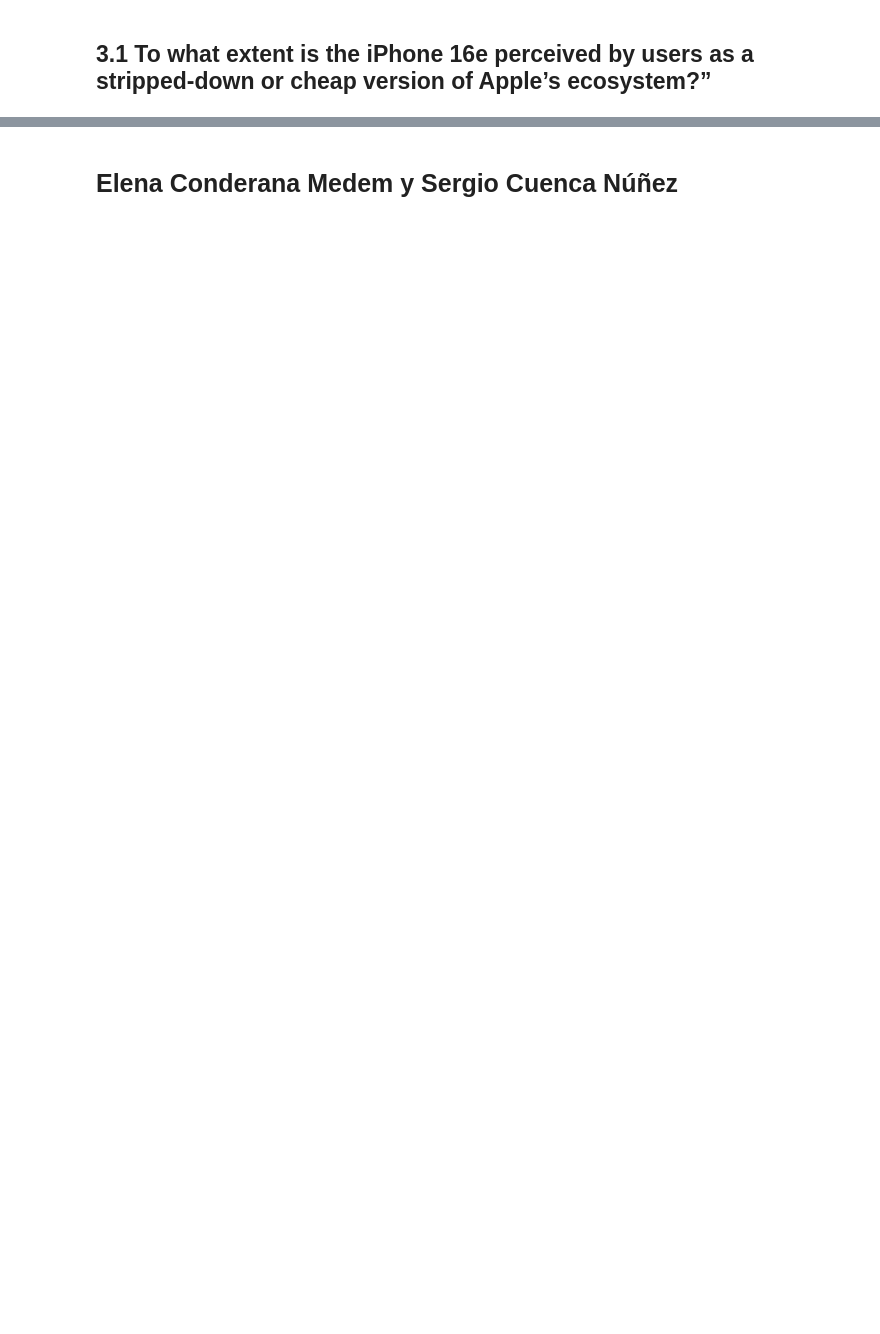
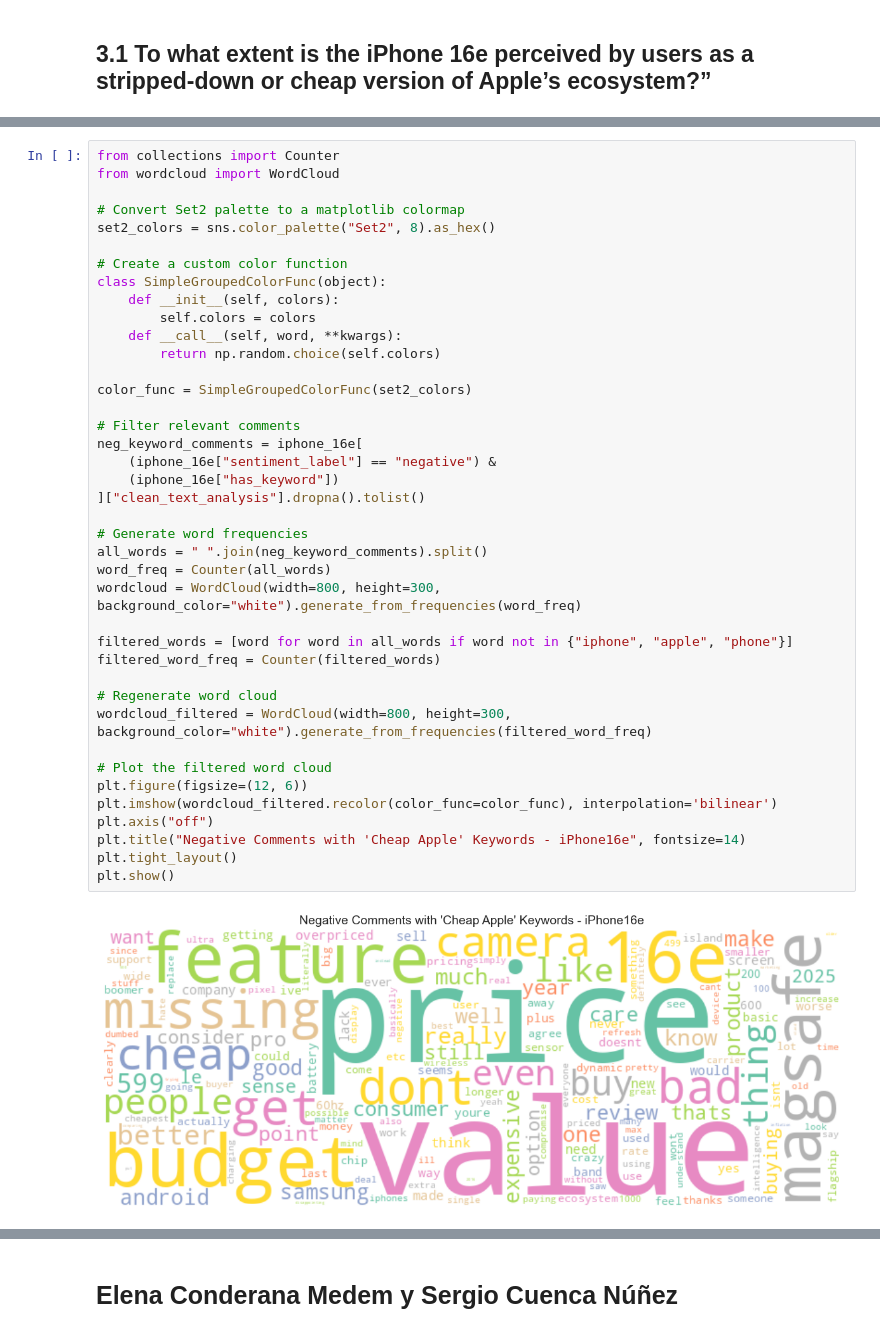
Before and after one commit to SergioCuencaNunez/asw-labs, a Jupyter notebook: project/project.ipynb, the cells around one changed output, grey strips where cells are left out. Saved outputs shown, nothing was run; the diff lists cells and outputs as text; blank space fills up the shorter version.

```diff
--- a/project/project.ipynb
+++ b/project/project.ipynb
@@ -959,0 +995,42 @@ Passing `palette` without assigning `hue` is deprecated and will be removed in v
+# %%
+from collections import Counter
+from wordcloud import WordCloud
+
+# Convert Set2 palette to a matplotlib colormap
+set2_colors = sns.color_palette("Set2", 8).as_hex()
+
+# Create a custom color function
+class SimpleGroupedColorFunc(object):
+    def __init__(self, colors):
+        self.colors = colors
+    def __call__(self, word, **kwargs):
+        return np.random.choice(self.colors)
+
+color_func = SimpleGroupedColorFunc(set2_colors)
+
+# Filter relevant comments
+neg_keyword_comments = iphone_16e[
+    (iphone_16e["sentiment_label"] == "negative") &
+    (iphone_16e["has_keyword"])
+]["clean_text_analysis"].dropna().tolist()
+
+# Generate word frequencies
+all_words = " ".join(neg_keyword_comments).split()
+word_freq = Counter(all_words)
+wordcloud = WordCloud(width=800, height=300, background_color="white").generate_from_frequencies(word_freq)
+
+filtered_words = [word for word in all_words if word not in {"iphone", "apple", "phone"}]
+filtered_word_freq = Counter(filtered_words)
+
+# Regenerate word cloud
+wordcloud_filtered = WordCloud(width=800, height=300, background_color="white").generate_from_frequencies(filtered_word_freq)
+
+# Plot the filtered word cloud
+plt.figure(figsize=(12, 6))
+plt.imshow(wordcloud_filtered.recolor(color_func=color_func), interpolation='bilinear')
+plt.axis("off")
+plt.title("Negative Comments with 'Cheap Apple' Keywords - iPhone16e", fontsize=14)
+plt.tight_layout()
+plt.show()
+# %% [output]
+[figure, added]
```
Also changed, not shown: parts of 8 cells of this notebook.
